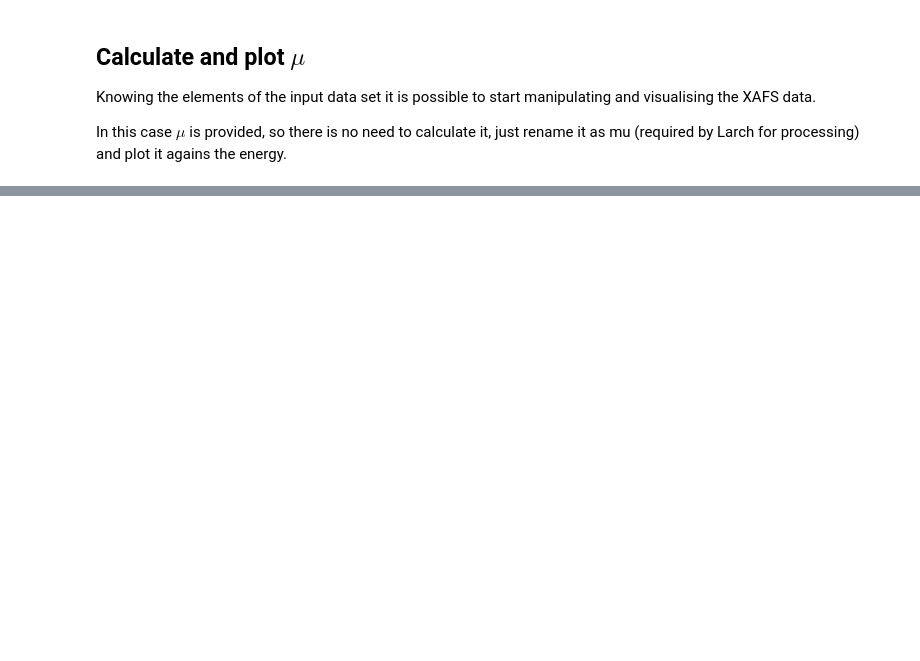
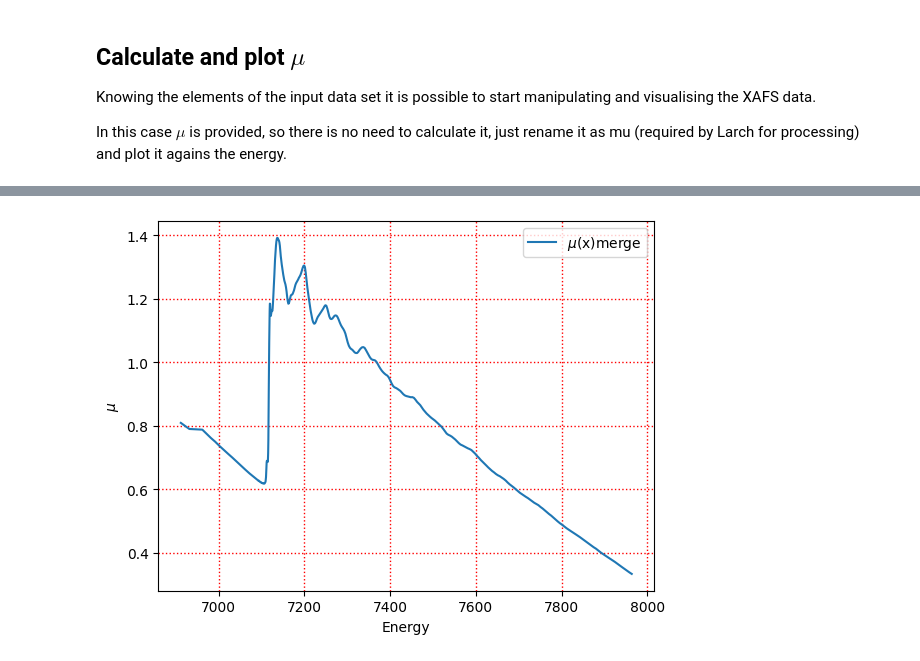
Before and after one commit to UK-Catalysis-Hub/XAS-Workflow-Demo, a Jupyter notebook: larch_workflow/larch_task01.ipynb, the cells around one changed output, grey strips where cells are left out. Saved outputs shown, nothing was run; the diff lists cells and outputs as text; code cells hidden in the pictures; blank space fills up the shorter version.

Commit message:
add merge task to athena part of workflow

```diff
--- a/larch_workflow/larch_task01.ipynb
+++ b/larch_workflow/larch_task01.ipynb
@@ -63,3 +134,12 @@ plt.grid(color='r', linestyle=':', linewidth=1) #show and format grid
+# %%
+merged_xas = get_mu(merged_xas)
+plt.plot(merged_xas.energy, merged_xas.mu, label='$\mu$(x)' + 'merge' )
+plt.xlabel('Energy')
+plt.ylabel('$\mu$')
+plt.legend() # include the leyend in the plot
+plt.grid(color='r', linestyle=':', linewidth=1) #show and format grid
+# %% [output]
+[figure, added]
 # %%
 # https://vimeo.com/340207346 25:00
 from larch.xafs import pre_edge
```
Also changed, not shown: parts of 11 cells of this notebook, 3 other files.
